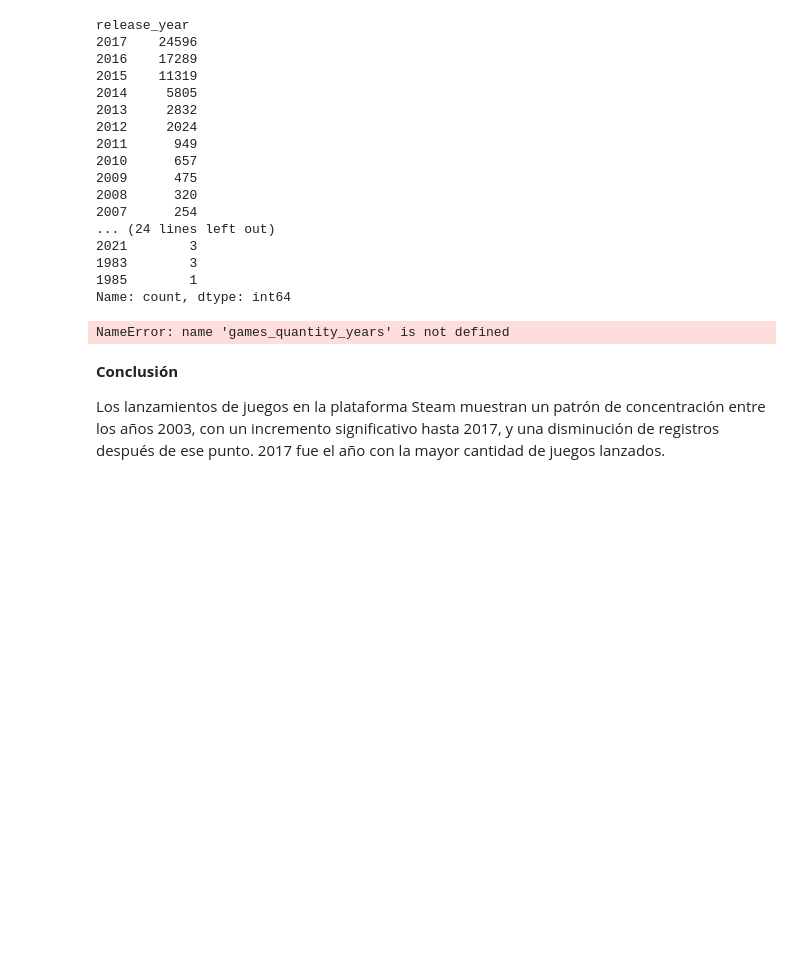
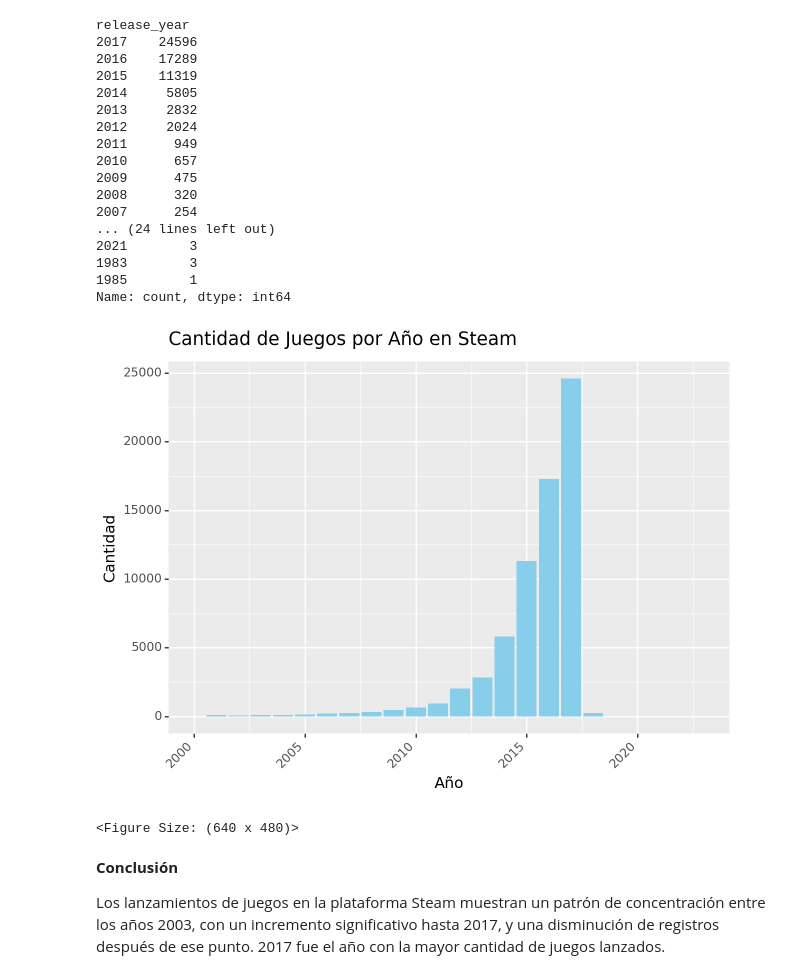
Before and after one commit to Nazario3482/MLops-Steam, a Jupyter notebook: EDA.ipynb, the cells around one changed output. Cells and saved outputs as stored; diff of their text form; code cells hidden in the pictures; blank space fills up the shorter version.

```diff
--- a/EDA.ipynb
+++ b/EDA.ipynb
@@ -133,22 +132,21 @@ release_year
 1983        3
 1985        1
 Name: count, dtype: int64
-# %%
-#Reorganizo el marco de datos para que sea posible crear una representación gráfica.
-
-games_quantity_years = games_quantity_years.reindex(["no data"] + list(games_quantity_years.index))
-
-games_quantity_years = games_quantity_years.sort_index()
-
-plt.figure(figsize=(14, 5))
-
-sns.barplot(x=games_quantity_years.index, y=games_quantity_years.values, palette=("Set2"))
-plt.xlabel('Release Year') ; plt.ylabel('Games Quantity') ; plt.title('Games Quantity for Years')
-plt.xticks(rotation=45, ha='right')
-plt.tight_layout()
-plt.show()
-# %% [output]
-NameError: name 'games_quantity_years' is not defined
+# %%
+df = games_quantity_years.reset_index()
+df.columns = ['Año', 'Cantidad']
+
+# Crear el gráfico de barras con Plotnine y ajustar el rango del eje x
+(
+    ggplot(df, aes(x='Año', y='Cantidad'))
+    + geom_bar(stat='identity', fill='skyblue')
+    + theme(axis_text_x=element_text(angle=45, ha='right'))
+    + labs(title='Cantidad de Juegos por Año en Steam')
+    + lims(x=(2000, 2023))  # Establecer el rango del eje x (desde el año 2000 hasta 2023, por ejemplo)
+)
+# %% [output]
+[figure, added]
+<Figure Size: (640 x 480)>
 # %% [markdown]
 **Conclusión**
 
```
Also changed, not shown: parts of 8 cells of this notebook, 4 other files.
